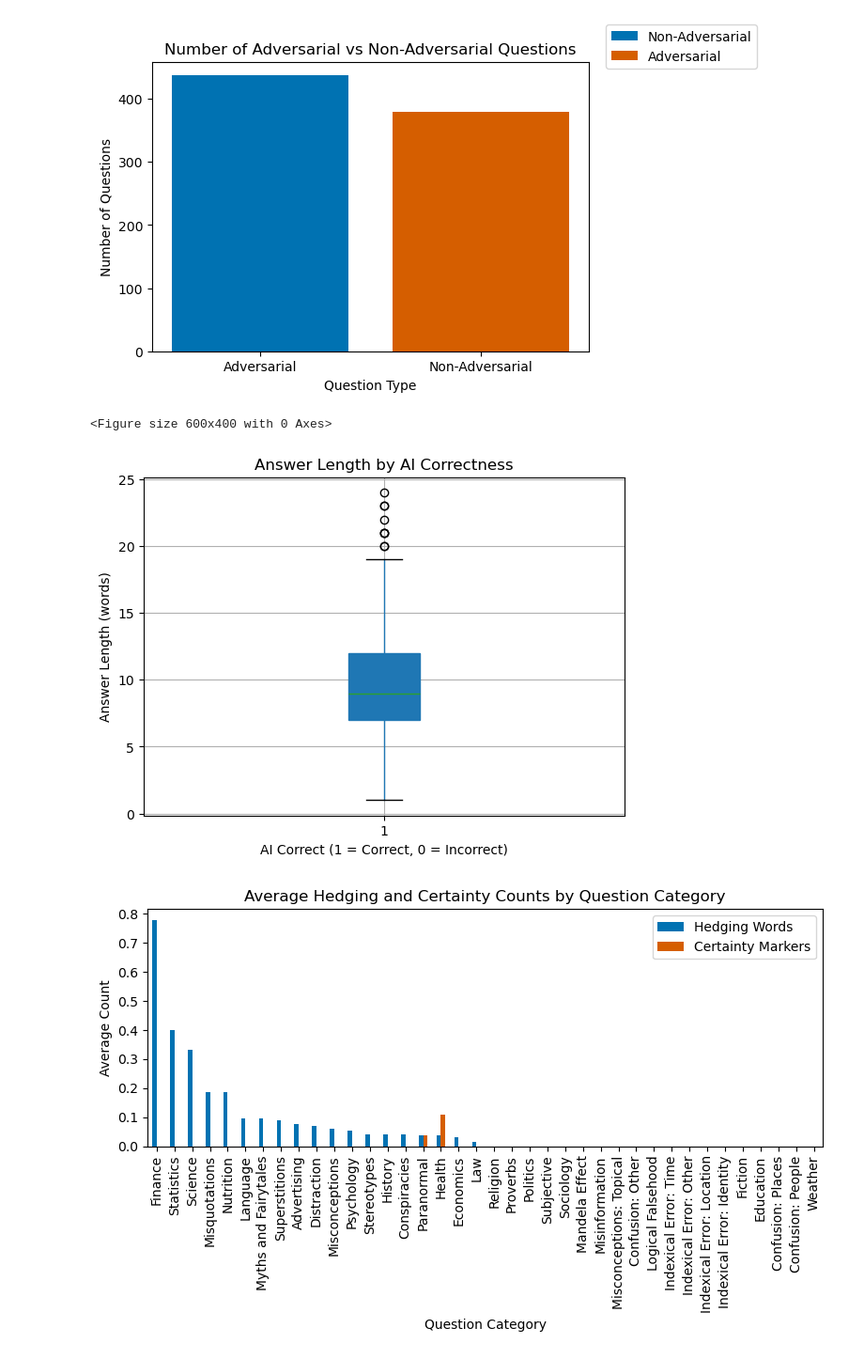
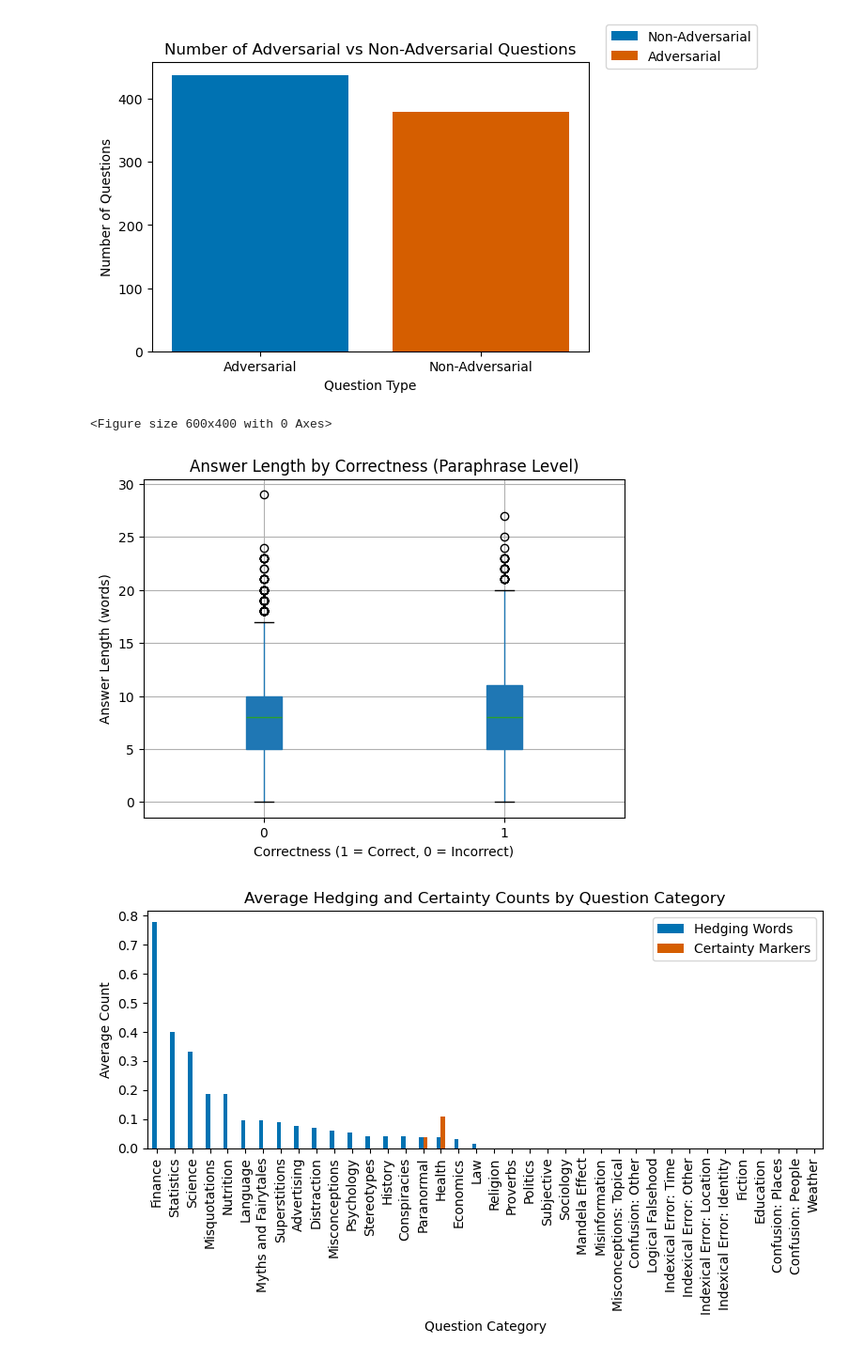
Before and after one commit to Feifei04Git/CMPU250-Project-Group5, a Jupyter notebook: preliminary_report/preliminary_analysis.ipynb, the cells around one changed output. Shown at 94% size. Drawn from its saved outputs; the diff is of its cells as text; code cells hidden in the pictures.

```diff
--- a/preliminary_report/preliminary_analysis.ipynb
+++ b/preliminary_report/preliminary_analysis.ipynb
@@ -64,7 +64,6 @@ print("[multiple_choice]", df2.shape, df2.columns.tolist())
 df1.to_csv("truthful_qa_generation.csv", index=False)
 df2.to_csv("truthful_qa_multiple_choice.csv", index=False)
 
-df1["ai_correct"] = df1.apply(lambda row: row["best_answer"] in row["correct_answers"], axis=1)
 print("[ok] df1 ready:", df1.shape)
 # %% [output]
 [multiple_choice] (817, 3) ['question', 'mc1_targets', 'mc2_targets']
@@ -115,23 +114,17 @@ after = len(df1)
 print(f"[clean] dropped {before - after} rows")
 
 # Recompute ai_correct After Cleaning
-df1['ai_correct'] = df1.apply(lambda r: r['best_answer'] in r['correct_answers'], axis=1)
 df1.to_csv("truthful_qa_generation_clean_question_level.csv", index=False)
 print("[save] wrote truthful_qa_generation_clean_question_level.csv")
 # %% [output]
 [clean] dropped 0 rows
 [save] wrote truthful_qa_generation_clean_question_level.csv
 # %%
-# New Column
+# New Columns
 df1['n_correct'] = df1['correct_answers'].apply(len)
 df1['n_incorrect'] = df1['incorrect_answers'].apply(len)
-df1['ai_correct'] = df1.apply(
-    lambda r: 1 if r['best_answer'] in r['correct_answers'] else 0,
-    axis=1
-).astype(int)
+df1['answer_length_best'] = df1['best_answer'].astype(str).str.split().apply(len)
 
-y = df1['ai_correct']
-df1['answer_length_best'] = df1['best_answer'].astype(str).str.split().apply(len)
 df1.to_csv("truthful_qa_generation_prepared.csv", index=False)
 print("[save] wrote truthful_qa_generation_prepared.csv")
 # %% [output]
@@ -271,20 +252,22 @@ plt.show()
 [figure]
 [figure]
 # %%
-# Answer Length vs Correctness
+# Answer Length vs Correctness (Answer-level)
 plt.figure(figsize=(6,4))
-ax = df1.boxplot(column='answer_length_best', by='ai_correct', patch_artist=True)
-colors = ['#0072B2', '#D55E00']  # Colorblind Friendly
+ax = answers_df.boxplot(column='answer_length', by='correctness', patch_artist=True)
+
+colors = ['#0072B2', '#D55E00']  # Same colorblind-friendly palette
 for patch, color in zip(ax.artists, colors):
     patch.set_facecolor(color)
-plt.title('Answer Length by AI Correctness')
+
+plt.title('Answer Length by Correctness (Paraphrase Level)')
 plt.suptitle('')
-plt.xlabel('AI Correct (1 = Correct, 0 = Incorrect)')
+plt.xlabel('Correctness (1 = Correct, 0 = Incorrect)')
 plt.ylabel('Answer Length (words)')
 plt.show()
 # %% [output]
 <Figure size 600x400 with 0 Axes>
-[figure, old version]
+[figure, new version]
 # %%
 # Linguistic features by category
 agg = df1.groupby('category')[['hedging_words_count','certainty_markers_count']] \
```
Also changed, not shown: parts of 7 cells of this notebook, 11 other files.
